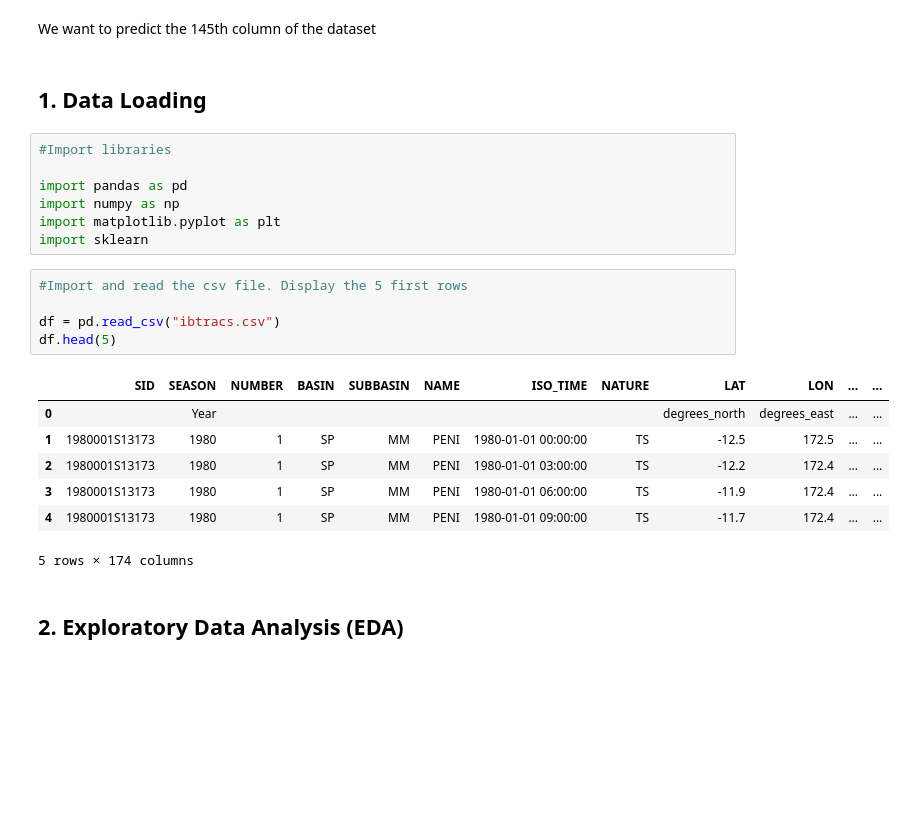
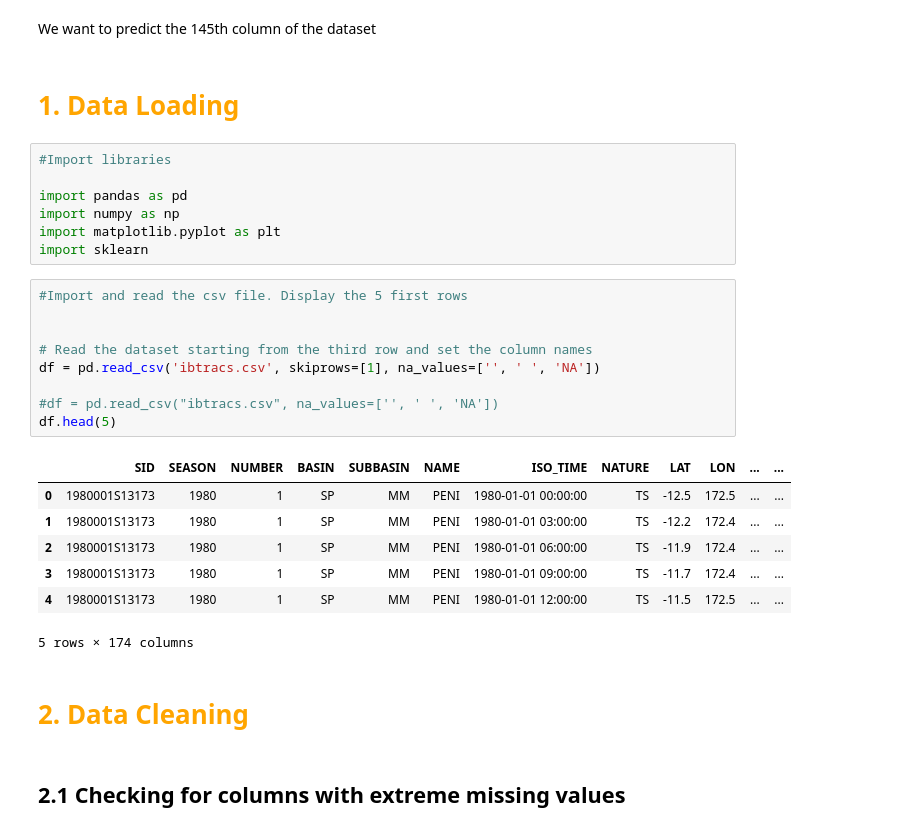
Before and after one commit to sr1009/TropicalStormsPrediction, a Jupyter notebook: Project_Notebook.ipynb, the cells around one changed output. Drawn from its saved outputs; the diff is of its cells as text; blank space fills up the shorter version.

Commit message:
Update
Changed the headings,
tweaked the notebook a bit for better appearance and cleaned the unusable data

```diff
--- a/Project_Notebook.ipynb
+++ b/Project_Notebook.ipynb
@@ -12,7 +12,7 @@ collected from 1980 onwards. The data is raw, imperfect, and has not been cleane
 # %% [markdown]
 We want to predict the 145th column of the dataset
 # %% [markdown]
-<h2>1. Data Loading</h2>
+# <span style="color: orange;">1. Data Loading
 # %%
 #Import libraries
 
@@ -23,15 +23,21 @@ import sklearn
 # %%
 #Import and read the csv file. Display the 5 first rows
 
-df = pd.read_csv("ibtracs.csv")
+
+# Read the dataset starting from the third row and set the column names
+df = pd.read_csv('ibtracs.csv', skiprows=[1], na_values=['', ' ', 'NA'])
+
+#df = pd.read_csv("ibtracs.csv", na_values=['', ' ', 'NA'])
 df.head(5)
 # %% [output]
 |  | SID | SEASON | NUMBER | BASIN | SUBBASIN | NAME | ISO_TIME | NATURE | LAT | LON | ... | ... |
-| 0 |  | Year |  |  |  |  |  |  | degrees_north | degrees_east | ... | ... |
-| 1 | 1980001S13173 | 1980 | 1 | SP | MM | PENI | 1980-01-01 00:00:00 | TS | -12.5 | 172.5 | ... | ... |
-| 2 | 1980001S13173 | 1980 | 1 | SP | MM | PENI | 1980-01-01 03:00:00 | TS | -12.2 | 172.4 | ... | ... |
-| 3 | 1980001S13173 | 1980 | 1 | SP | MM | PENI | 1980-01-01 06:00:00 | TS | -11.9 | 172.4 | ... | ... |
-| 4 | 1980001S13173 | 1980 | 1 | SP | MM | PENI | 1980-01-01 09:00:00 | TS | -11.7 | 172.4 | ... | ... |
+| 0 | 1980001S13173 | 1980 | 1 | SP | MM | PENI | 1980-01-01 00:00:00 | TS | -12.5 | 172.5 | ... | ... |
+| 1 | 1980001S13173 | 1980 | 1 | SP | MM | PENI | 1980-01-01 03:00:00 | TS | -12.2 | 172.4 | ... | ... |
+| 2 | 1980001S13173 | 1980 | 1 | SP | MM | PENI | 1980-01-01 06:00:00 | TS | -11.9 | 172.4 | ... | ... |
+| 3 | 1980001S13173 | 1980 | 1 | SP | MM | PENI | 1980-01-01 09:00:00 | TS | -11.7 | 172.4 | ... | ... |
+| 4 | 1980001S13173 | 1980 | 1 | SP | MM | PENI | 1980-01-01 12:00:00 | TS | -11.5 | 172.5 | ... | ... |
 5 rows × 174 columns
-# %% [markdown]
-<h2>2. Exploratory Data Analysis (EDA)</h2>
+# %% [markdown]
+# <span style="color: orange;">2. Data Cleaning
+# %% [markdown]
+## 2.1 Checking for columns with extreme missing values
```
Also changed, not shown: parts of 45 cells of this notebook.
